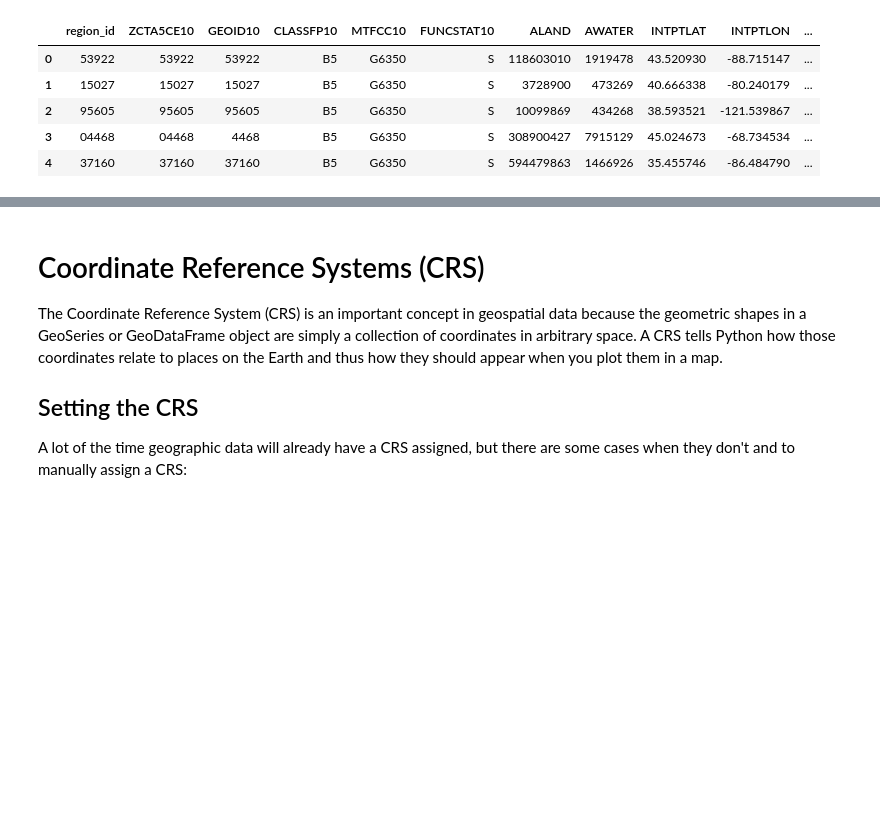
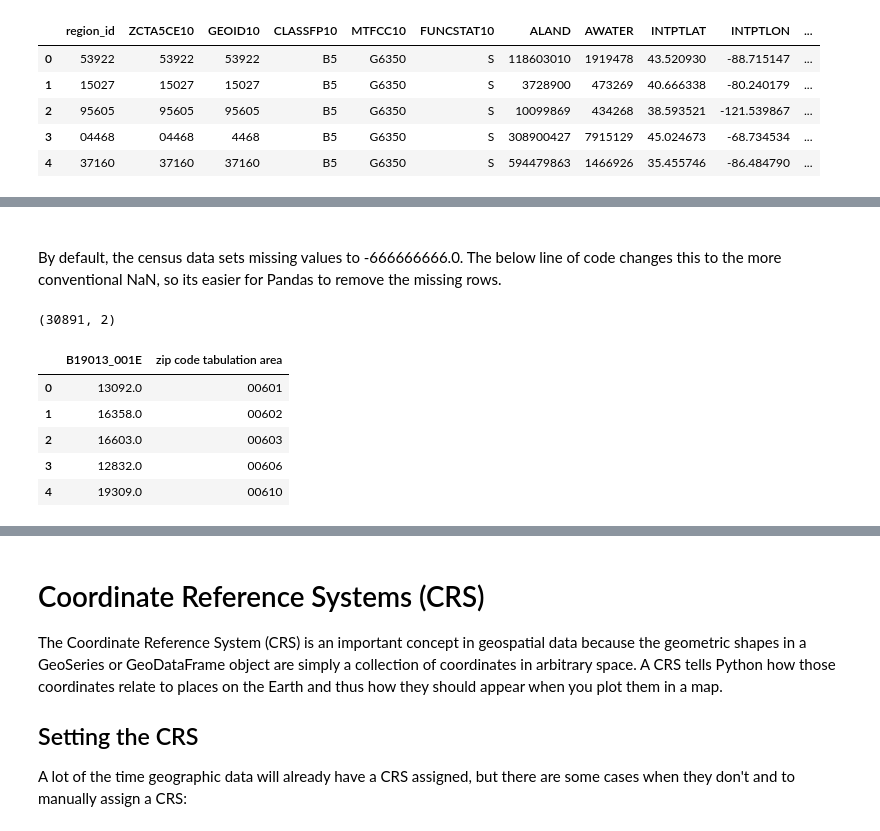
Before and after one commit to tpujianto/location-intelligence, a Jupyter notebook: _notebooks/geospatial-intro.ipynb, the cells around one changed output, grey strips where cells are left out. Cells and saved outputs as stored; diff of their text form; code cells hidden in the pictures; blank space fills up the shorter version.

```diff
--- a/_notebooks/geospatial-intro.ipynb
+++ b/_notebooks/geospatial-intro.ipynb
@@ -31,0 +99,8 @@ gdf.head()
+# %%
+df = cenn.query(['B19013_001E'], geo_unit='zip code tabulation area')
+# %%
+df['B19013_001E'] = df['B19013_001E'].astype(float)
+# %% [markdown]
+<br>
+
+By default, the census data sets missing values to -666666666.0. The below line of code changes this to the more conventional NaN, so its easier for Pandas to remove the missing rows.
@@ -31,0 +111,11 @@ gdf.head()
+# %%
+print(df.shape)
+df.head()
+# %% [output]
+(30891, 2)
+|  | B19013_001E | zip code tabulation area |
+| 0 | 13092.0 | 00601 |
+| 1 | 16358.0 | 00602 |
+| 2 | 16603.0 | 00603 |
+| 3 | 12832.0 | 00606 |
+| 4 | 19309.0 | 00610 |
```
Also changed, not shown: parts of 57 cells of this notebook.
